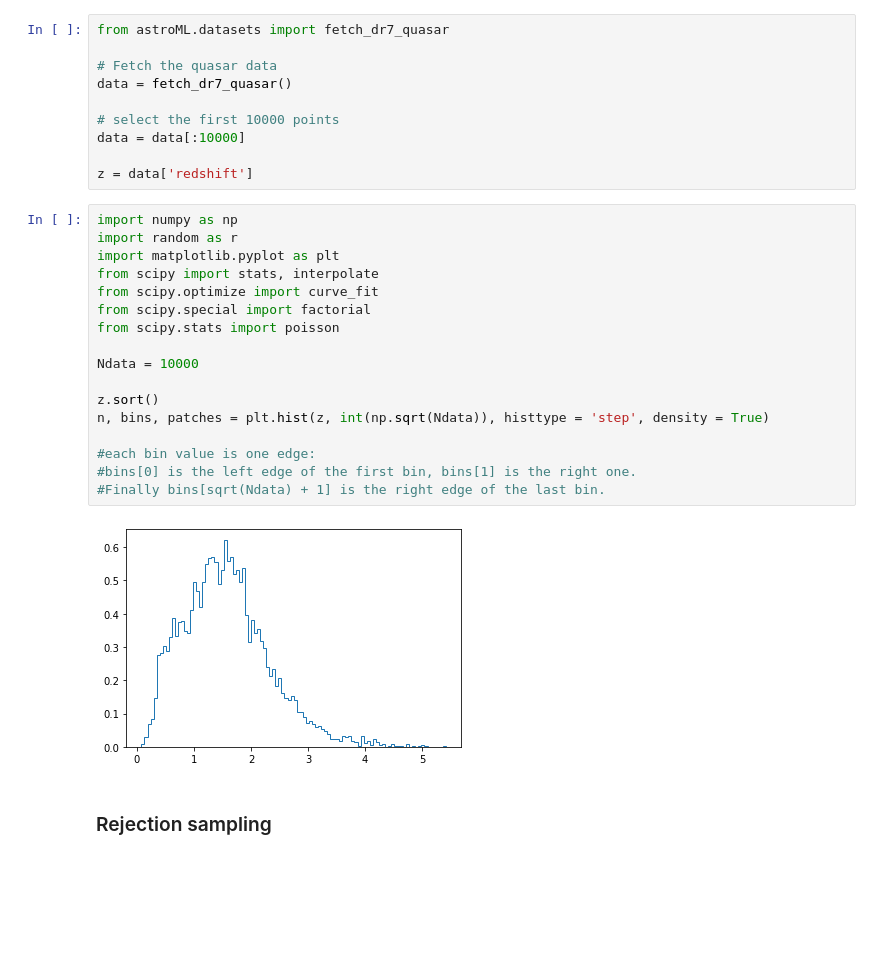
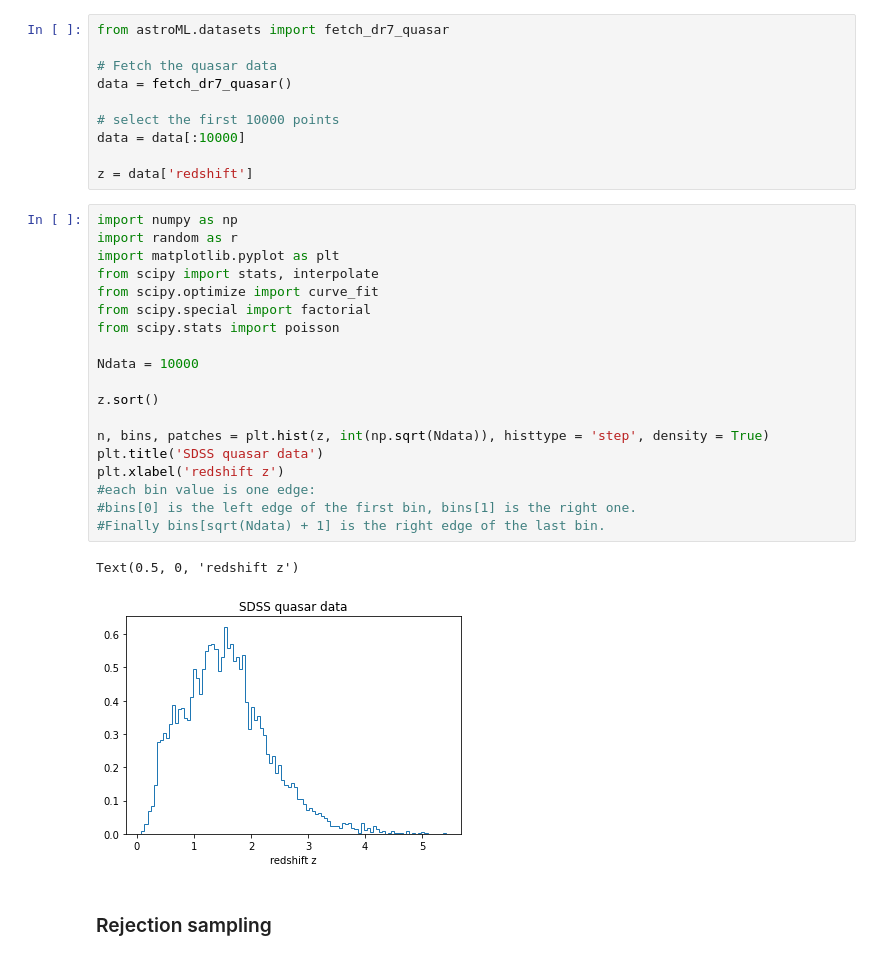
Before and after one commit to lisam10/astrostatistics_bicocca_2024, a Jupyter notebook: working/W04_quasars.ipynb, the cells around one changed output. Cells and saved outputs as stored; diff of their text form; blank space fills up the shorter version.

```diff
--- a/working/W04_quasars.ipynb
+++ b/working/W04_quasars.ipynb
@@ -23,22 +23,25 @@ z = data['redshift']
 # %%
 import numpy as np
 import random as r
 import matplotlib.pyplot as plt
 from scipy import stats, interpolate
 from scipy.optimize import curve_fit
 from scipy.special import factorial
 from scipy.stats import poisson
 
 Ndata = 10000
 
 z.sort()
+
 n, bins, patches = plt.hist(z, int(np.sqrt(Ndata)), histtype = 'step', density = True)
-
+plt.title('SDSS quasar data')
+plt.xlabel('redshift z')
 #each bin value is one edge:
 #bins[0] is the left edge of the first bin, bins[1] is the right one.
 #Finally bins[sqrt(Ndata) + 1] is the right edge of the last bin.
 # %% [output]
+Text(0.5, 0, 'redshift z')
-[figure, old version]
+[figure, new version]
 # %% [markdown]
 ### Rejection sampling
 # %%
```
Also changed, not shown: parts of 4 cells of this notebook.
